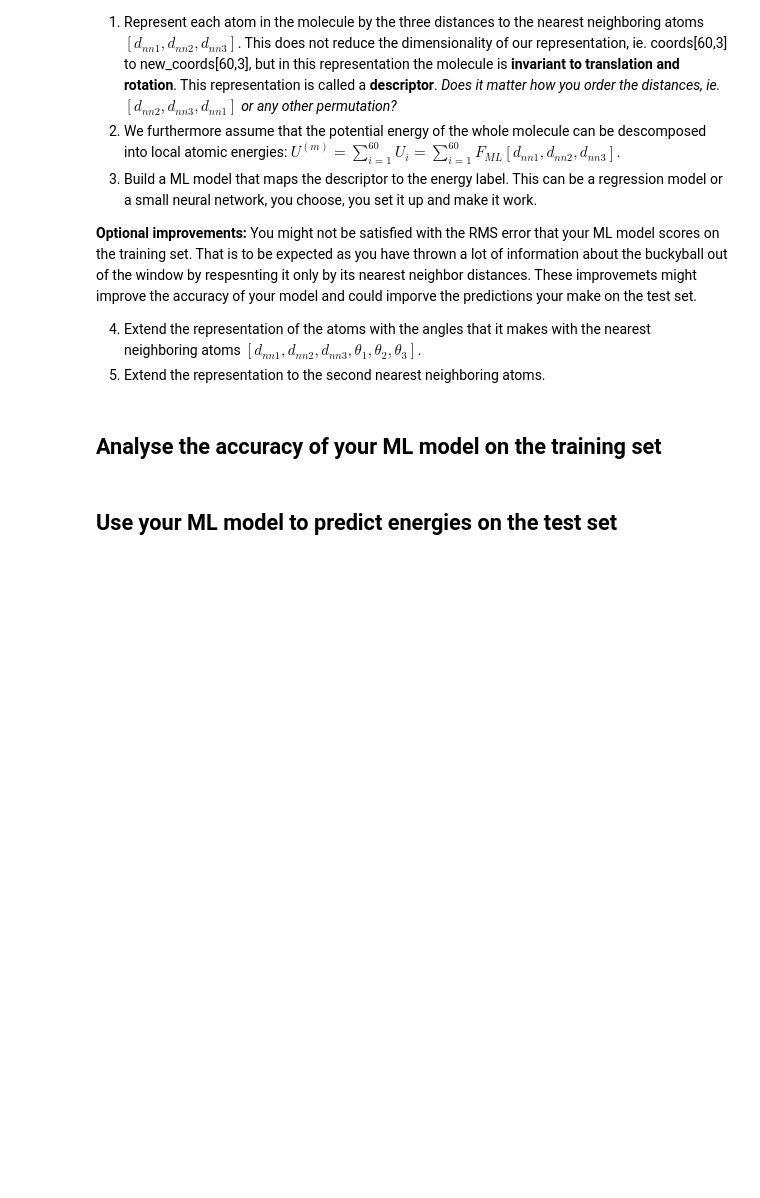
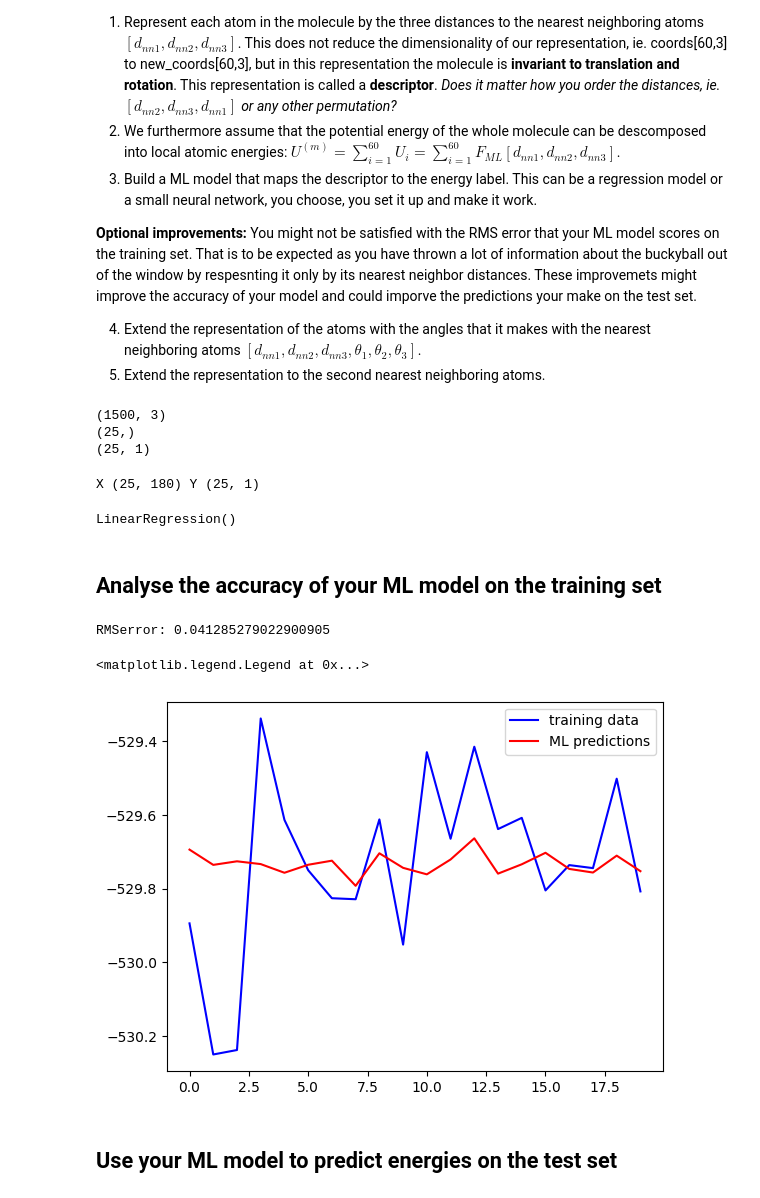
Before and after one commit to mard4/machine-learning, a Jupyter notebook: 6.RML/6representationv4_student.ipynb, the cells around one changed output. Saved outputs shown, nothing was run; the diff lists cells and outputs as text; code cells hidden in the pictures; blank space fills up the shorter version.

```diff
--- a/6.RML/6representationv4_student.ipynb
+++ b/6.RML/6representationv4_student.ipynb
@@ -82,17 +100,66 @@ def descriptor(coords,...):
 # %%
 # 2 & 3 Build your ML model to learn the potential energy of a buckyball based on its atomic coordinates.
 # You can build a Rgression model or a NN. Do not forget to feature scale!
+
+data_coords = np.loadtxt('bucky-coords_database.txt')
+data_energy = np.loadtxt('bucky-energies_database.txt')
+print(data_coords.shape)
+print(data_energy.shape)
+energy_data = data_energy.reshape(-1,1)
+print(energy_data.shape)
+
+# reshape into 60,3 format per molecule
+Msample = energy_data.shape[0] # n of molecules
+coords_data = np.zeros((Msample, 60,3))
+for i in range(Msample):
+    coords_data[i, :, :] = data_coords[i*60 : (i+1)*60, 0:3]
+    ####print(coords_data[i, :, :])
+
+def compute_descriptors(coords_data,Msample):
+    descriptors = np.array([descriptor(coords) for coords in coords_data])
+    return descriptors.reshape(Msample, -1)
+# %% [output]
+(1500, 3)
+(25,)
+(25, 1)
+# %%
+from sklearn.model_selection import train_test_split
+from sklearn.preprocessing import StandardScaler
+
+X = compute_descriptors(coords_data,Msample)
+y = energy_data
+
+print("X",X.shape,"Y",y.shape)
+
+np.random.seed(42)
+X_train, X_test, y_train, y_test = train_test_split(X, y, test_size=0.2, random_state=42)
+
+scaler = StandardScaler()
+X_train_scaled = scaler.fit_transform(X_train)
+X_test_scaled = scaler.fit_transform(X_test)
+# %% [output]
+X (25, 180) Y (25, 1)
+# %%
+from sklearn.linear_model import LinearRegression, Ridge, Lasso
+
+reg = LinearRegression()
+reg.fit(X_train_scaled, y_train)
+# %% [output]
+LinearRegression()
 # %% [markdown]
 ## Analyse the accuracy of your ML model on the training set
 # %%
-
-ypred="""YOUR MODEL HERE"""
-
-error=ypred-energy_data
+ypred = reg.predict(X_train_scaled)
+error=ypred-y_train
 rmserror=np.linalg.norm(error)*(1/Msample)
 print('RMSerror:',rmserror)
-plt.plot(energy_data,color='b',label='training data')
+plt.plot(y_train,color='b',label='training data')
 plt.plot(ypred,color='r',label='ML predictions')
+plt.legend()
+# %% [output]
+RMSerror: 0.041285279022900905
+<matplotlib.legend.Legend at 0x...>
+[figure, added]
 # %% [markdown]
 ## Use your ML model to predict energies on the test set
 # %%
```
Also changed, not shown: parts of 5 cells of this notebook, 1 other file.
